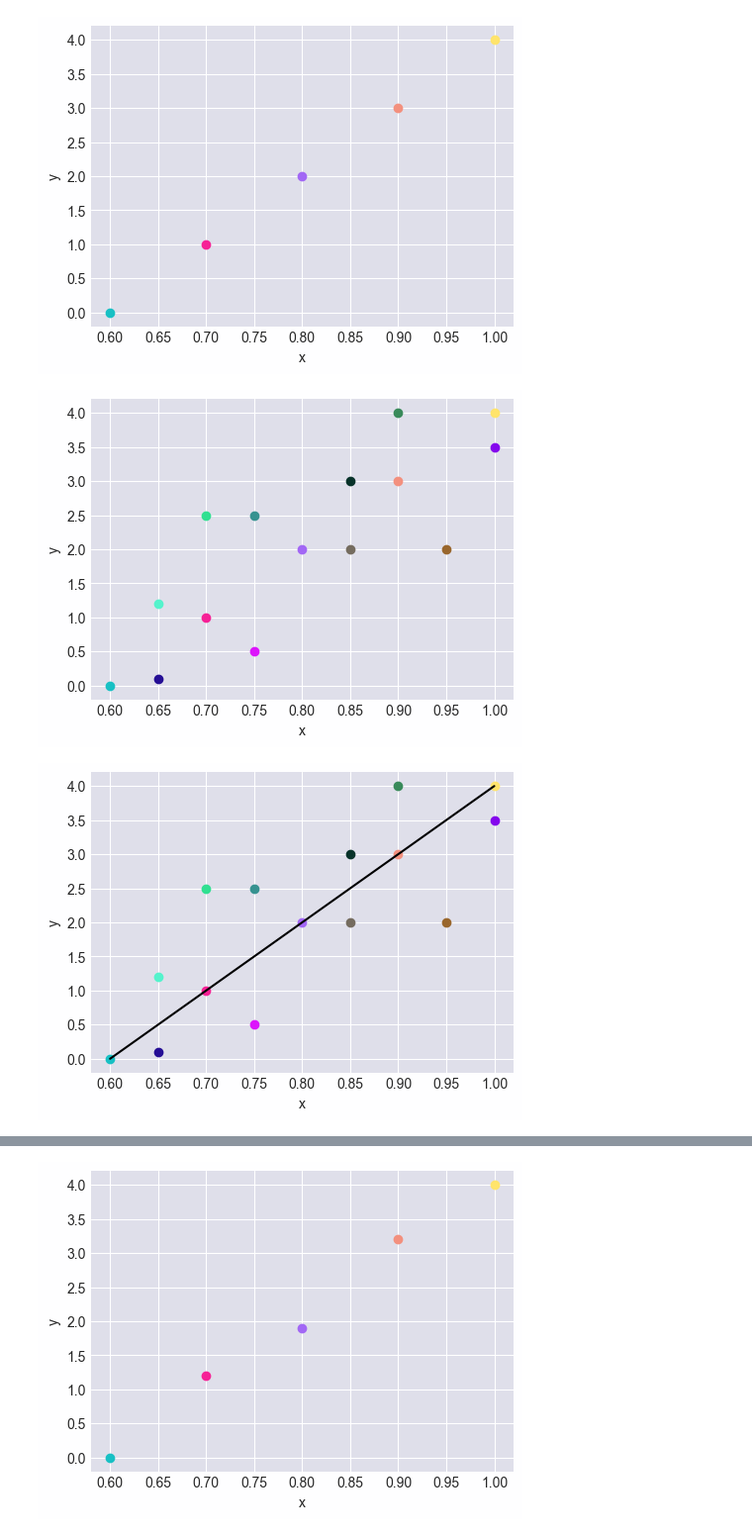
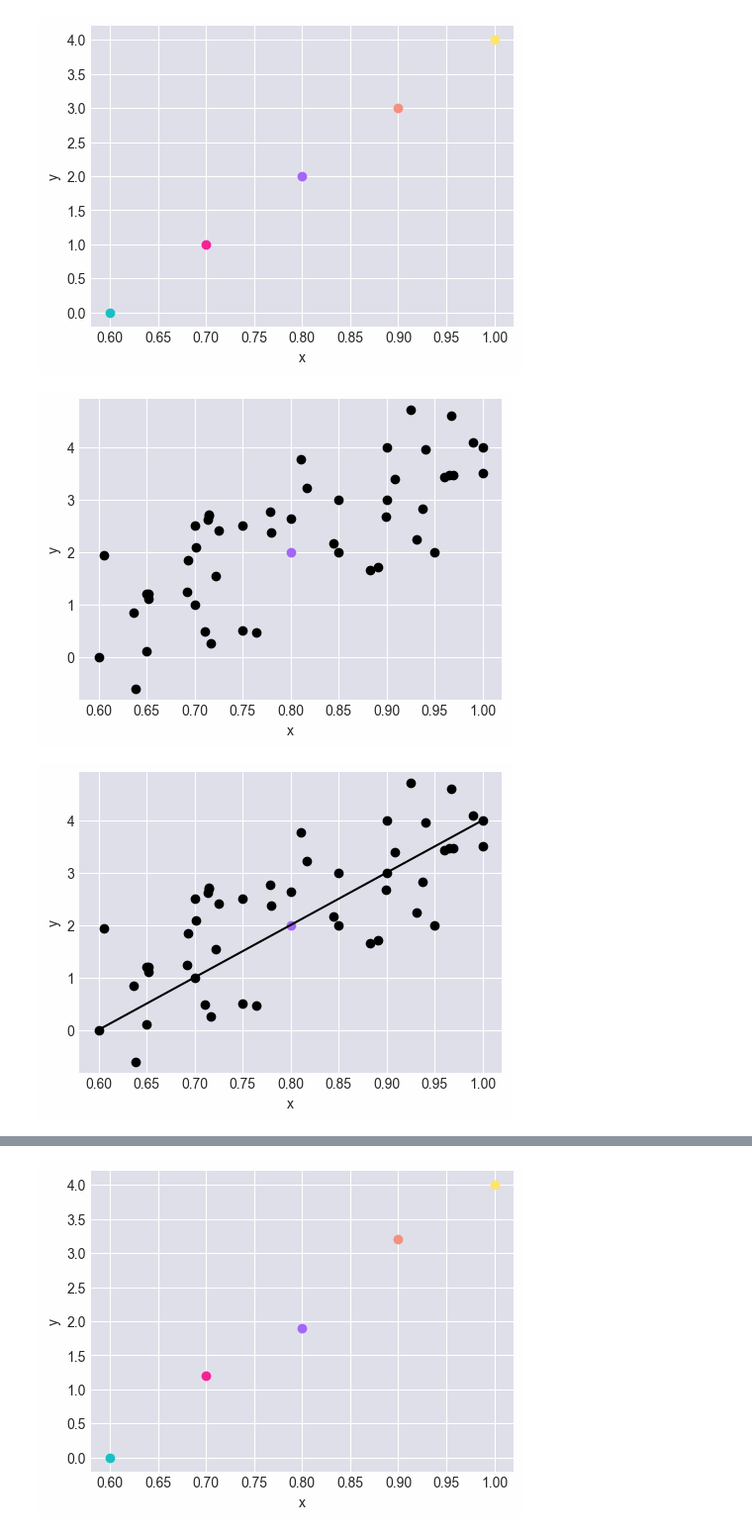
Before and after one commit to brunameinberg/desprog-orfalius, a Jupyter notebook: src/votacao.ipynb, the cells around one changed output, grey strips where cells are left out. Shown: that part at 99% size. Saved outputs shown, nothing was run; the diff lists cells and outputs as text; code cells hidden in the pictures.

```diff
--- a/src/votacao.ipynb
+++ b/src/votacao.ipynb
@@ -42,14 +42,28 @@ nome_pasta = 'votacao'
 p = (10, 10)
 p_color = (0, 0, 0)
 
-# Coordenadas dos pontos originais
+a = 9.0
+b = -5.0
+
+# Número de pontos desejados
+num_points = 35
+
+# Pontos iniciais
 xs = [0.6, 0.7, 0.8, 0.9, 1, 0.65, 0.65, 0.7, 0.75, 0.75, 0.85, 0.85, 0.9, 1, 0.95]
 ys = [0, 1, 2, 3, 4, 0.1, 1.2, 2.5, 0.5, 2.5, 3, 2, 4, 3.5, 2]
-colors = [(24/255, 192/255, 196/255), (246/255, 33/255, 150/255), (162/255, 103/255, 245/255), (243/255, 144/255, 126/255), (255/255, 228/255, 107/255)]
+
+# Gere pontos adicionais com dispersão aleatória
+for _ in range(num_points):
+    x = random.uniform(min(xs), max(xs))
+    y = a * x + b + random.uniform(-1.5, 1.5)  # Adiciona ruído aos valores y
+    xs.append(x)
+    ys.append(y)
+
+colors = [(0, 0, 0), (0, 0, 0), (162/255, 103/255, 245/255), (0, 0, 0), (0, 0, 0)]
 
 # Gerar 10 pontos aleatórios e adicioná-los às listas existentes
-for _ in range(10):
-    new_color = (random.random(), random.random(), random.random())  # Gerar uma cor aleatória
+for _ in range(50):
+    new_color = (0, 0, 0)  # Gerar uma cor aleatória
     colors.append(new_color)
 
 n_img = len(xs)  # Atualizar o número total de pontos
@@ -77,45 +91,41 @@ axs.set_ylim(min(ys) - 0.2, max(ys) + 0.2)  # Aumentar o eixo y
 
 plt.savefig(f'img/{nome_pasta}/{nome_pasta}{222}.png', dpi=n_dpi) if salvar_graficos else None
 # %% [output]
-[figure, old version]
+[figure, new version]
 # %%
 nome_pasta = 'votacao'
 p = (10, 10)
 p_color = (0, 0, 0)
-
-# Coordenadas dos pontos originais
-xs = [0.6, 0.7, 0.8, 0.9, 1, 0.65, 0.65, 0.7, 0.75, 0.75, 0.85, 0.85, 0.9, 1, 0.95]
-ys = [0, 1, 2, 3, 4, 0.1, 1.2, 2.5, 0.5, 2.5, 3, 2, 4, 3.5, 2]
 
 # Gerar 10 pontos aleatórios e adicioná-los às listas existentes
 n_img = len(xs)  # Atualizar o número total de pontos
 
 largura = 14/2.54
 altura = 10/2.54
 
 fig, axs = plt.subplots(1, 1, figsize=(largura, altura))
 
 # Plotar os pontos existentes como marcadores individuais
 for i in range(n_img):
     axs.plot(xs[i], ys[i], 'o', color=colors[i])
 
 
 # Traçar uma reta entre os pontos inicial (x1, y1) e final (x2, y2)
 axs.plot([0.6, 1], [0, 4], linestyle='-', color='black')
 
 axs.set_xlabel('x')
 axs.set_ylabel('y')
 
 # Inverter o eixo x
 axs.invert_xaxis()
 
 # Ajustar os limites do eixo x e y para cobrir todos os pontos
 axs.set_xlim(min(xs) - 0.02, max(xs) + 0.02)
 axs.set_ylim(min(ys) - 0.2, max(ys) + 0.2)  # Aumentar o eixo y
 
 plt.savefig(f'img/{nome_pasta}/{nome_pasta}{333}.png', dpi=n_dpi) if salvar_graficos else None
 # %% [output]
-[figure, old version]
+[figure, new version]
 # %%
 nome_pasta = 'votacao'
 p = (10, 10)
```
Also changed, not shown: parts of 2 cells of this notebook, 17 other files.
